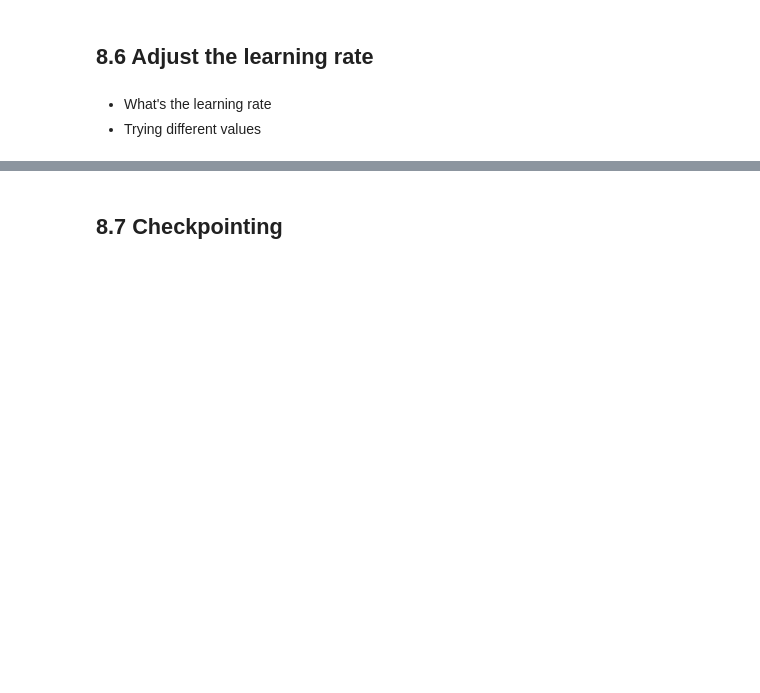
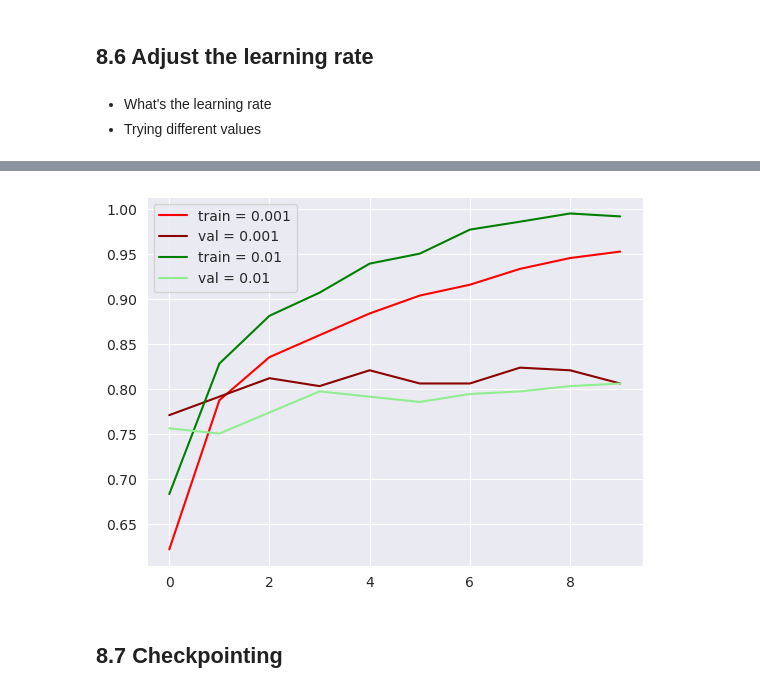
Before and after one commit to joweyel/ml-zoomcamp-material, a Jupyter notebook: 08-neural-networks-and-deep-learning/code/section8-notebook.ipynb, the cells around one changed output, grey strips where cells are left out. Cells and saved outputs as stored; diff of their text form; code cells hidden in the pictures; blank space fills up the shorter version.

```diff
--- a/08-neural-networks-and-deep-learning/code/section8-notebook.ipynb
+++ b/08-neural-networks-and-deep-learning/code/section8-notebook.ipynb
@@ -356,3 +429,15 @@ What can be done to get a better consistency between train and validation accura
+# %%
+# Comparing Train- and Validation-Accuracy (only 0.01, 0.001)
+colors = np.array([["red", "darkred"], ["green", "lightgreen"]])
+idx = 0
+for lr, hist in scores.items():
+    plt.plot(hist["accuracy"], label=f"train = {lr}", c=colors[idx, 0])
+    plt.plot(hist["val_accuracy"], label=f"val = {lr}", c=colors[idx, 1])
+    idx += 1
+plt.legend()
+plt.show()
+# %% [output]
+[figure, added]
 # %% [markdown]
 ## 8.7 Checkpointing
 # %% [markdown]
```
Also changed, not shown: parts of 14 cells of this notebook, 1 other file.
